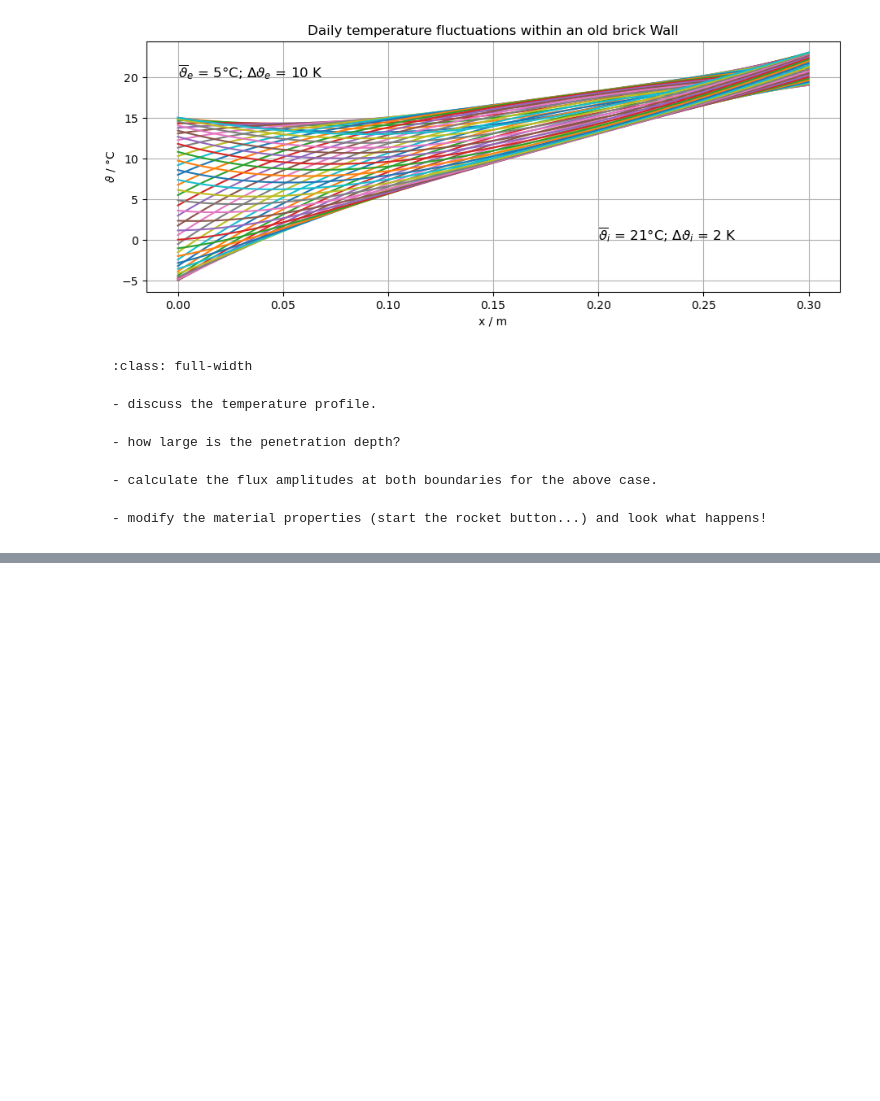
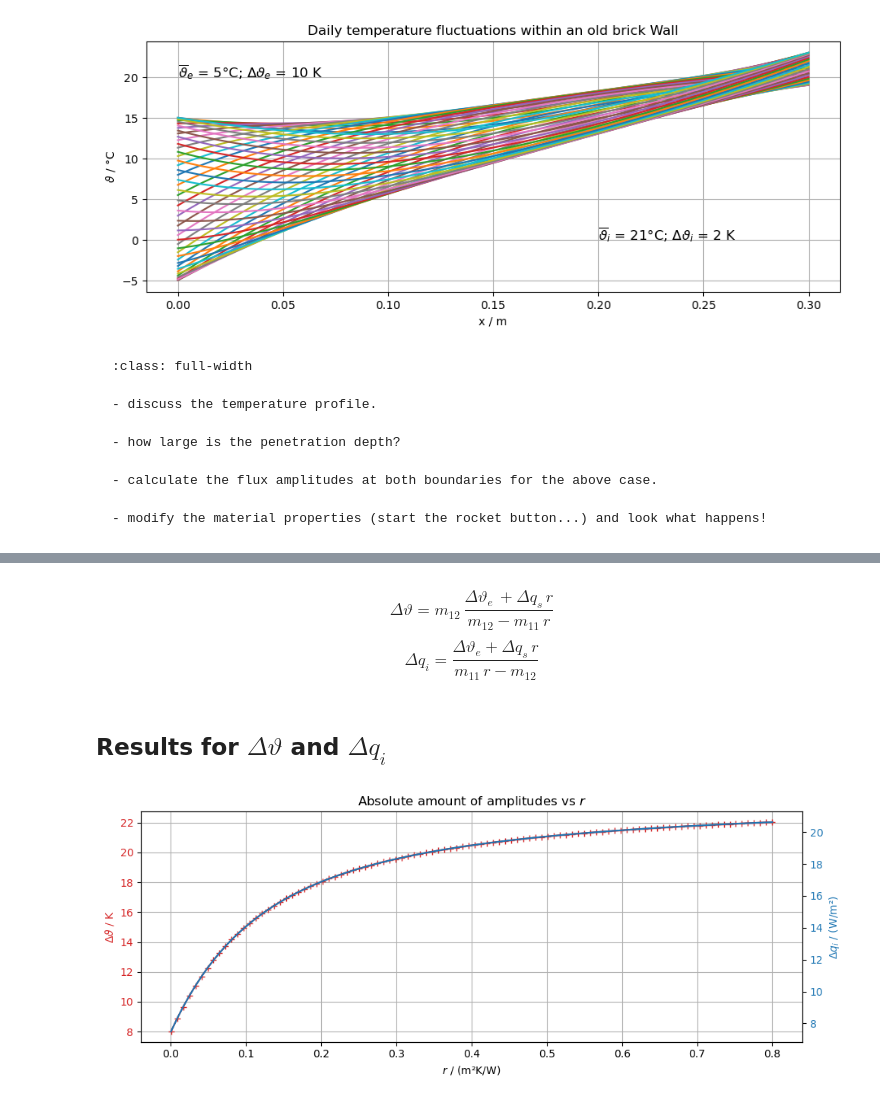
Before and after one commit to GitAndi18/HydroThermal, a Jupyter notebook: _build/jupyter_execute/Ch_1/240418_TheWall.ipynb, the cells around one changed output, grey strips where cells are left out. Cells and saved outputs as stored; diff of their text form; code cells hidden in the pictures; blank space fills up the shorter version.

```diff
--- a/_build/jupyter_execute/Ch_1/240418_TheWall.ipynb
+++ b/_build/jupyter_execute/Ch_1/240418_TheWall.ipynb
@@ -74,0 +112,54 @@ plt.show()
+# %% [markdown]
+$$
+    \Delta \vartheta = m_{12}\, \frac{\Delta \vartheta_e\,  + \Delta q_s\, r}{m_{12} - m_{11}\, r}
+$$
+$$
+    \Delta q_i = \frac{\Delta \vartheta_e + \Delta q_s\, r}{m_{11}\, r - m_{12}}
+$$
+# %% [markdown]
+## Results for $\Delta \vartheta$ and $\Delta q_i$
+# %%
+dTe   = 8
+tau   = 0.8                # solar transmission
+alpha = 0.6                # solar absorption
+dqs   = 300 * tau * alpha  # absorbed solar radiation on the surface
+
+lam   = 0.5
+rhocp = 1000 * 1000
+d     = 0.3                # wall thickness
+
+T     = 24*3600            # period
+
+sigma = (T/np.pi * lam/rhocp)**0.5
+H     = lam/sigma * (1 + 1j)
+dd    = d/sigma * (1 + 1j)
+m11   = np.cosh(dd)
+m22   = m11
+m12   = - 1/H * np.sinh(dd)
+m21   = -H * np.sinh(dd)
+
+r     = np.linspace(1e-4, 0.8, 100) # resistance
+dT    = m12 * (dTe + dqs*r)/(m12 - m11*r)
+dqi   = (dTe + dqs*r)/(m11*r - m12)
+
+fig, ax1 = plt.subplots(figsize=(10, 4))
+
+ax1.set_title('Absolute amount of amplitudes vs $r$')
+color = 'tab:red'
+ax1.set_xlabel('$r$ / (m²K/W)')
+ax1.set_ylabel(r'$\Delta \vartheta$ / K', color=color)
+ax1.plot(r, np.abs(dT), color=color, marker='+')
+ax1.tick_params(axis='y', labelcolor=color)
+ax1.grid()
+
+ax2 = ax1.twinx()  # instantiate a second axes that shares the same x-axis
+
+color = 'tab:blue'
+ax2.set_ylabel(r'$\Delta q_i$ / (W/m²)', color=color)  # we already handled the x-label with ax1
+ax2.plot(r, np.abs(dqi), color=color)
+ax2.tick_params(axis='y', labelcolor=color)
+
+fig.tight_layout()  # otherwise the right y-label is slightly clipped
+plt.show()
+# %% [output]
+[figure, added]
```
Also changed, not shown: parts of 6 cells of this notebook, 24 other files.
